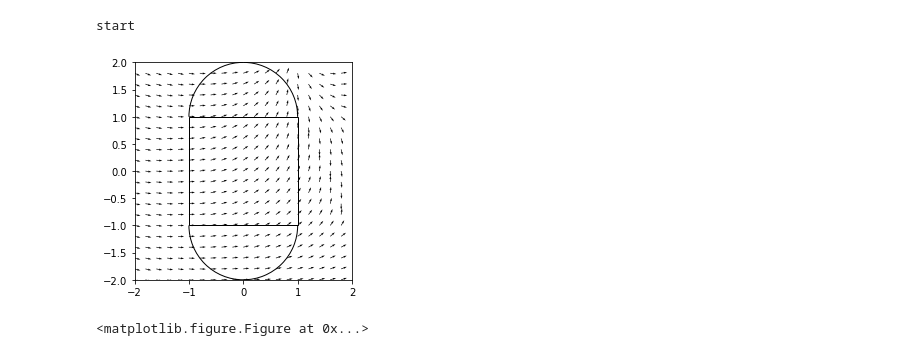
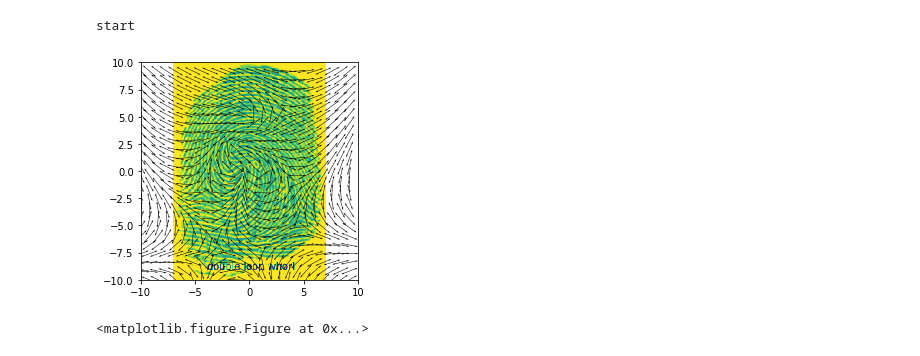
Before and after one commit to mastercljohnson/FingerPrint-Project, a Jupyter notebook: fingerprint_area.ipynb, the cells around one changed output. Drawn from its saved outputs; the diff is of its cells as text; code cells hidden in the pictures.

Commit message:
Layover a real fingerprint picture and attempt to model

```diff
--- a/fingerprint_area.ipynb
+++ b/fingerprint_area.ipynb
@@ -4,15 +4,22 @@ import numpy as np
 from matplotlib import patches
 import matplotlib.pyplot as plt
 from matplotlib.collections import PatchCollection
+# from scipy.misc import imread
+import imageio
+import matplotlib.cbook as cbook
 
 print ("start")
+
+#Get image of fingerprint for background
+# datafile = cbook.get_sample_data('./Users/mastercljohnson/Desktop/Levchenko_Project_Readings/Pictures_of_fingerprints/fingerprint3')
+img = imageio.imread('C://Users/mastercljohnson/Desktop/Levchenko_Project_Readings/Pictures_of_fingerprints/Original_fingerprint.jpg')
 
 #create iterable for function mapping
 #formapx=np.arange(-10,10,0.2)
 # formapy= [0]*len(formapx)
 #formapy=np.arange(-10,10,0.2)
 
-looptemp = np.arange(-2.0,2.0,0.2)
+looptemp = np.arange(-10.0,10.0, 0.8)
 
 #print(looptemp)
 
@@ -32,6 +39,8 @@ for u in looptemp:
 formap = []
 xval = []
 yval = []
+xxval = []
+yyval = []
 
 
 
@@ -40,17 +49,43 @@ yval = []
 # and the type of points at the first index
 #complex numbers will be implemented
 # and there will also likely be an import for the dataset model
-minutiaArray= [[1+2j,1],[2-1j,0],[1+3j,1],[5+3j,1],[2+1j,0],[4+2j,1],[3-5j,0],[2-3j,0],[2-4j,1]]
+#minutiaArray= [[(1+2j)/2,1],[(2-1j)/2,0],[(1+2j)/3,1],[(5+3j)/4,1],[(2+1j)/2,0],[4+2j,1],[(3-5j)/4,0],[(2-3j)/2,0],[(2-4j)/3,1]]
+#minutiaArray= [[(1+2j)/5,1]]
+#minutiaArray= [[(1+2j)/5,0]]
+minutiaArray= [
+              [-1.8+2.5j,1],
+                [-1,1],
+#                [(-3+2j),1],
+               [(4-1.25j),0],
+               [(1),1],
+#                [(-2-5j),0],
+                [0+5j, 1],
+               [(4.5-5j),0],
+                [(-4-2j),0],
+#                [(-2+2j),1],
+#                [(-4-5j),0],
+#                [(-4-6j),0],
+               [(-3-7j),0],
+                [(-4-8j),0],
+                [(3+5.5j),0],
+                [(-3-6j),0],
+                [(1-7.5j),0]
+                    ]
+
+
 
 #function for modelling the direction field
 def complexfunction(x,minutiaArray):
     val=1
+    j = 1j
     for i in range(0,len(minutiaArray)):
+        #for cores
         if(minutiaArray[i][1]==1):
             val=val*(x-minutiaArray[i][0])
+        # for deltas
         if(minutiaArray[i][1]==0):
             val=val/(x-minutiaArray[i][0])
-    val = cmath.sqrt(val)
+    val = cmath.sqrt((1)*val)
     return val
 
 #print (complexfunction(2,minutiaArray))
@@ -64,55 +99,65 @@ while i < len(formapx):
 
 #print ("into loop2")
 for z in formap:
-    xval.append(4*complexfunction(z,minutiaArray).real/(np.abs(complexfunction(z,minutiaArray))))
-    yval.append(4*complexfunction(z,minutiaArray).imag/(np.abs(complexfunction(z,minutiaArray))))
+    xval.append(1*complexfunction(z,minutiaArray).real/(np.abs(complexfunction(z,minutiaArray))))
+    yval.append(1*complexfunction(z,minutiaArray).imag/(np.abs(complexfunction(z,minutiaArray))))
+    xxval.append((-1)*complexfunction(z,minutiaArray).real/(np.abs(complexfunction(z,minutiaArray))))
+    yyval.append((-1)*complexfunction(z,minutiaArray).imag/(np.abs(complexfunction(z,minutiaArray))))
 
 
 
 
 
 
 #plotting the fingerprint
 fig, ax = plt.subplots()
-ax.axis([-2,2,-2,2])
+ax.axis([-10,10,-10,10])
 patch = []
 
 #these width and height parameters will be updated once the script for
 #including all of the minutiae has been implemented
 xcenter, ycenter = 0,0
 width, height = 2,2
 angle= 0
 
 
 
 
 fig = plt.figure()
-e1 = patches.Arc((xcenter, ycenter+height/2), width, height,
-                     angle,theta1=0.0,theta2=90.0)
-e2 = patches.Arc((xcenter, ycenter+height/2), width, height,
-                     angle,theta1=90,theta2=180)
-e3 = patches.Arc((xcenter, ycenter-height/2), width, height,
-                     angle,theta1=180,theta2=270)
-e4 = patches.Arc((xcenter, ycenter-height/2), width, height,
-                     theta1=270,theta2=0)
-r1= patches.Rectangle((xcenter-width/2, ycenter-height/2), width, height,
-                     angle,fill=False)
-#p = PatchCollection(patch)
-#ax.add_collection(p)
-ax.add_patch(e1)
-ax.add_patch(e4)
-ax.add_patch(e3)
-ax.add_patch(e2)
-ax.add_patch(r1)
+# e1 = patches.Arc((xcenter, ycenter+height/2), width, height,
+#                      angle,theta1=0.0,theta2=90.0)
+# e2 = patches.Arc((xcenter, ycenter+height/2), width, height,
+#                      angle,theta1=90,theta2=180)
+# e3 = patches.Arc((xcenter, ycenter-height/2), width, height,
+#                      angle,theta1=180,theta2=270)
+# e4 = patches.Arc((xcenter, ycenter-height/2), width, height,
+#                      theta1=270,theta2=0)
+# r1= patches.Rectangle((xcenter-width/2, ycenter-height/2), width, height,
+#                      angle,fill=False)
+# #p = PatchCollection(patch)
+# #ax.add_collection(p)
+# ax.add_patch(e1)
+# ax.add_patch(e4)
+# ax.add_patch(e3)
+# ax.add_patch(e2)
+# ax.add_patch(r1)
+
+# Show image of fingerprint
+ax.imshow(img, zorder=0, extent=[-7, 7, -10, 10])
 
 #quiverplot will eventually be used with the arrays from the function
-ax.quiver(formapx,formapy,xval,yval)
+# Find way to replace quiver plot with continuous lines (actually plot function)
+
+ax.quiver(formapx,formapy,xval,yval,scale = 25)
+ax.quiver(formapx,formapy,xxval,yyval,scale = 25)
+
+
 # ax.quiver(xval,yval)
 ax.set_aspect('equal','box')
 plt.show()
 # %% [output]
 start
-[figure, old version]
+[figure, new version]
 <matplotlib.figure.Figure at 0x...>
 # %%
 # estimate of the derivative of the orientation given by gradient of the modeled LRO function
```
